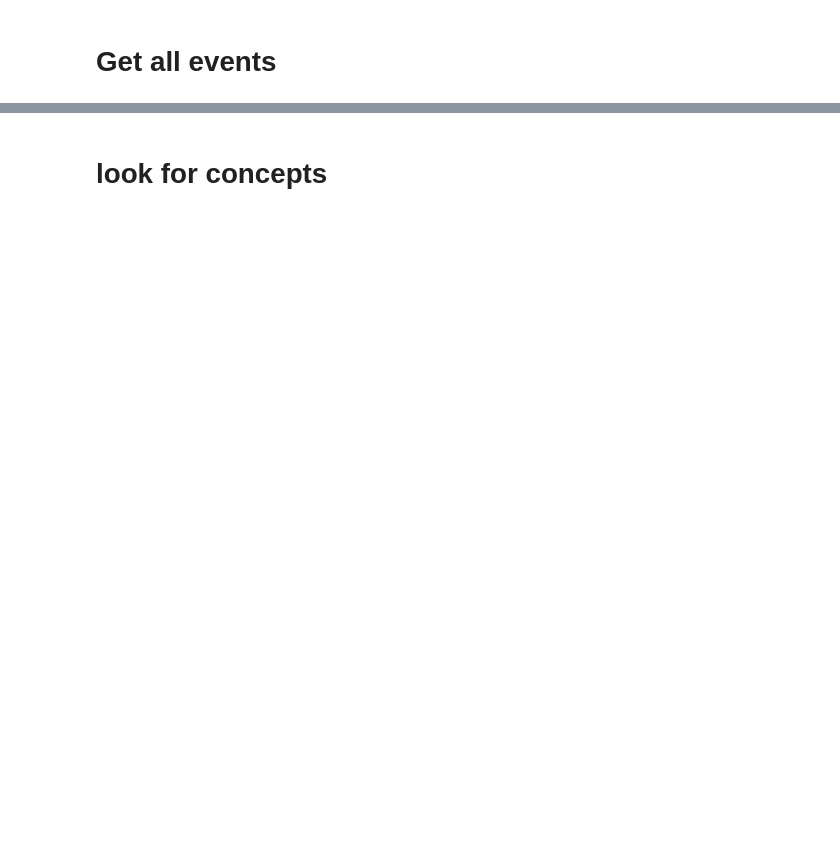
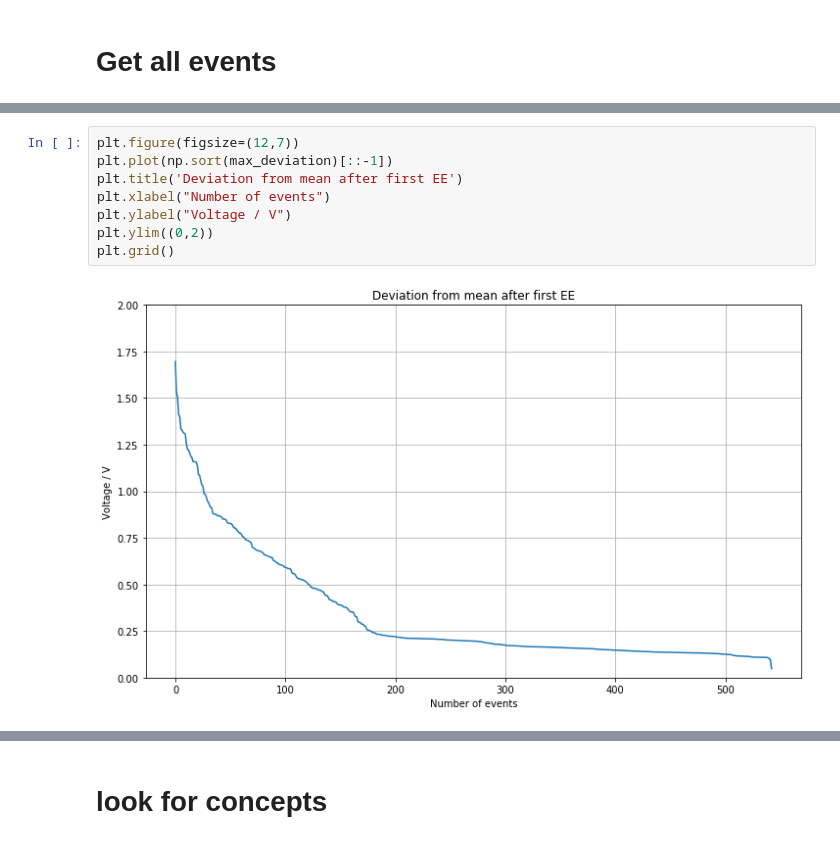
Before and after one commit to cobermai/lhc_anomaly_detection, a Jupyter notebook: notebooks/RB_FPA_analysis_prim_quench.ipynb, the cells around one changed output, grey strips where cells are left out. Cells and saved outputs as stored; diff of their text form; blank space fills up the shorter version.

```diff
--- a/notebooks/RB_FPA_analysis_prim_quench.ipynb
+++ b/notebooks/RB_FPA_analysis_prim_quench.ipynb
@@ -350,3 +289,13 @@ RB_RB.A56_1623561878880000000
+# %%
+plt.figure(figsize=(12,7))
+plt.plot(np.sort(max_deviation)[::-1])
+plt.title('Deviation from mean after first EE')
+plt.xlabel("Number of events")
+plt.ylabel("Voltage / V")
+plt.ylim((0,2))
+plt.grid()
+# %% [output]
+[figure, added]
 # %%
 plt.figure(figsize=(12,7))
 plt.plot(np.sort(max_deviation)[::-1])
```
Also changed, not shown: parts of 40 cells of this notebook, 11 other files.
